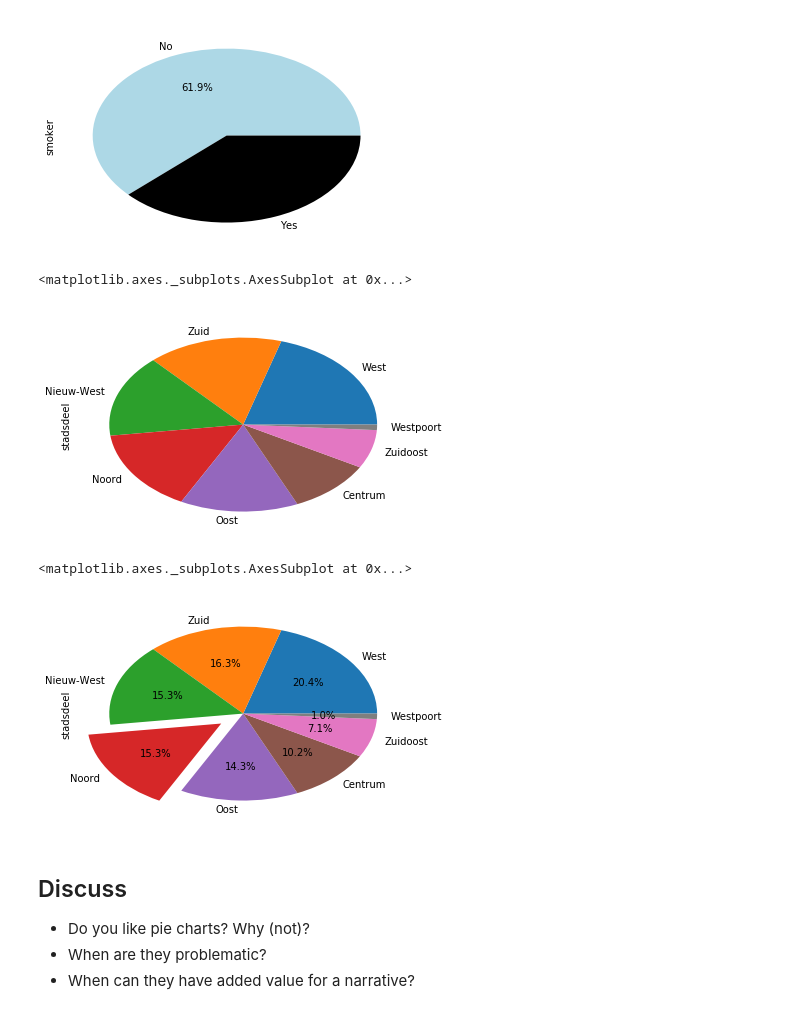
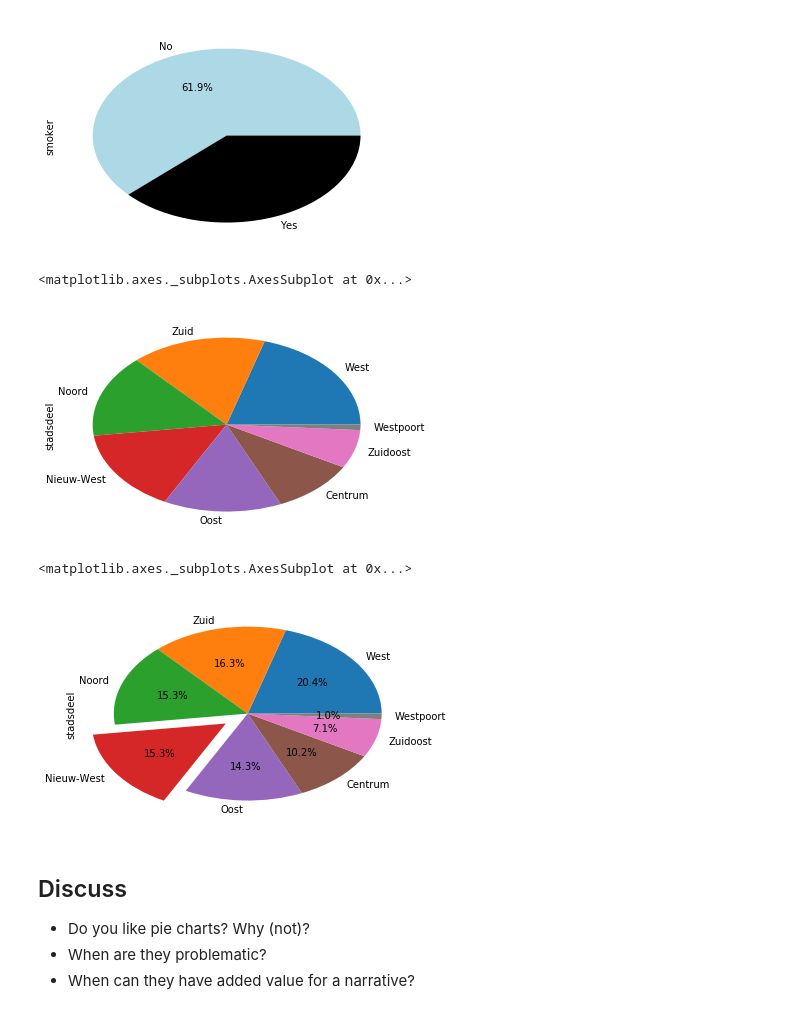
Before and after one commit to damian0604/bdaca, a Jupyter notebook: emma-course/05-visualizations.ipynb, the cells around one changed output. Cells and saved outputs as stored; diff of their text form; code cells hidden in the pictures.

```diff
--- a/emma-course/05-visualizations.ipynb
+++ b/emma-course/05-visualizations.ipynb
@@ -127,15 +127,15 @@ tips['smoker'].value_counts().plot(kind='pie', autopct='%1.1f%%', colors=['light
 <matplotlib.axes._subplots.AxesSubplot at 0x...>
 [figure]
 # %%
-df['stadsdeel'].value_counts().plot(kind='pie')
+woz['stadsdeel'].value_counts().plot(kind='pie')
 # %% [output]
 <matplotlib.axes._subplots.AxesSubplot at 0x...>
-[figure, old version]
+[figure, new version]
 # %%
-df['stadsdeel'].value_counts().plot(kind='pie',explode=[0,0,0,0.2,0,0,0,0], autopct='%1.1f%%')
+woz['stadsdeel'].value_counts().plot(kind='pie',explode=[0,0,0,0.2,0,0,0,0], autopct='%1.1f%%')
 # %% [output]
 <matplotlib.axes._subplots.AxesSubplot at 0x...>
-[figure, old version]
+[figure, new version]
 # %% [markdown]
 ## Discuss
 
```
Also changed, not shown: parts of 2 cells of this notebook.
